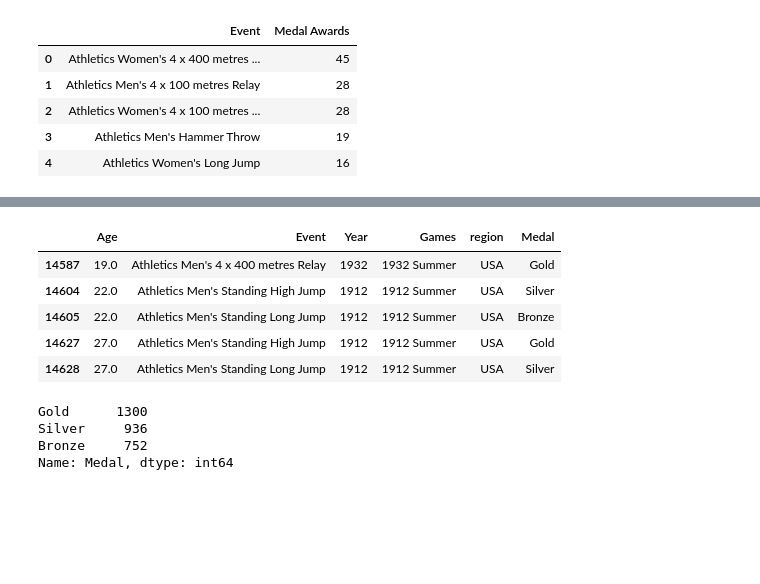
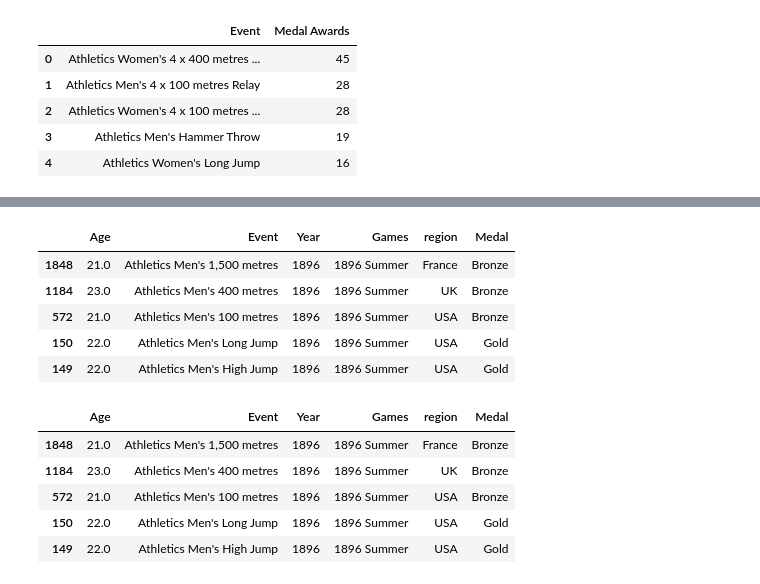
Before and after one commit to juluobruce/Summer-Olympics-Project, a Jupyter notebook: records.ipynb, the cells around one changed output, grey strips where cells are left out. Cells and saved outputs as stored; diff of their text form; code cells hidden in the pictures; blank space fills up the shorter version.

```diff
--- a/records.ipynb
+++ b/records.ipynb
@@ -561,16 +565,9 @@ us.head(5)
 
 us_gold = us_gold.loc[us_gold["Medal"].notnull()]
 
-us_gold.head()
+#us_gold.head()
 
 #>gapminder_no_NA = gapminder[gapminder.year.notnull()]
-# %% [output]
-|  | Age | Event | Year | Games | region | Medal |
-| 14587 | 19.0 | Athletics Men's 4 x 400 metres Relay | 1932 | 1932 Summer | USA | Gold |
-| 14604 | 22.0 | Athletics Men's Standing High Jump | 1912 | 1912 Summer | USA | Silver |
-| 14605 | 22.0 | Athletics Men's Standing Long Jump | 1912 | 1912 Summer | USA | Bronze |
-| 14627 | 27.0 | Athletics Men's Standing High Jump | 1912 | 1912 Summer | USA | Gold |
-| 14628 | 27.0 | Athletics Men's Standing Long Jump | 1912 | 1912 Summer | USA | Silver |
 # %%
 #germany.head()
 
@@ -613,16 +610,20 @@ us_gold.head()
 # %%
 #Merge all together
 
 #golden_events = pd.concat([us_gold, uk_gold, germany_gold, france_gold, russia_gold], ignore_index=True)
 
 #golden_events= golden_events.sort_values(by='Games',ascending=True )
 
 #golden_events.head()
 
-golden_events['Medal'].value_counts()
+#golden_events['Medal'].value_counts()
+
+golden_events.head()
 # %% [output]
-Gold      1300
-Silver     936
-Bronze     752
-Name: Medal, dtype: int64
+|  | Age | Event | Year | Games | region | Medal |
+| 1848 | 21.0 | Athletics Men's 1,500 metres | 1896 | 1896 Summer | France | Bronze |
+| 1184 | 23.0 | Athletics Men's 400 metres | 1896 | 1896 Summer | UK | Bronze |
+| 572 | 21.0 | Athletics Men's 100 metres | 1896 | 1896 Summer | USA | Bronze |
+| 150 | 22.0 | Athletics Men's Long Jump | 1896 | 1896 Summer | USA | Gold |
+| 149 | 22.0 | Athletics Men's High Jump | 1896 | 1896 Summer | USA | Gold |
 # %%
@@ -630,0 +631,9 @@ golden_events.to_csv('medal_events.csv', index=False)
+# %%
+golden_events.head()
+# %% [output]
+|  | Age | Event | Year | Games | region | Medal |
+| 1848 | 21.0 | Athletics Men's 1,500 metres | 1896 | 1896 Summer | France | Bronze |
+| 1184 | 23.0 | Athletics Men's 400 metres | 1896 | 1896 Summer | UK | Bronze |
+| 572 | 21.0 | Athletics Men's 100 metres | 1896 | 1896 Summer | USA | Bronze |
+| 150 | 22.0 | Athletics Men's Long Jump | 1896 | 1896 Summer | USA | Gold |
+| 149 | 22.0 | Athletics Men's High Jump | 1896 | 1896 Summer | USA | Gold |
```
Also changed, not shown: parts of 6 cells of this notebook, 3 other files.
